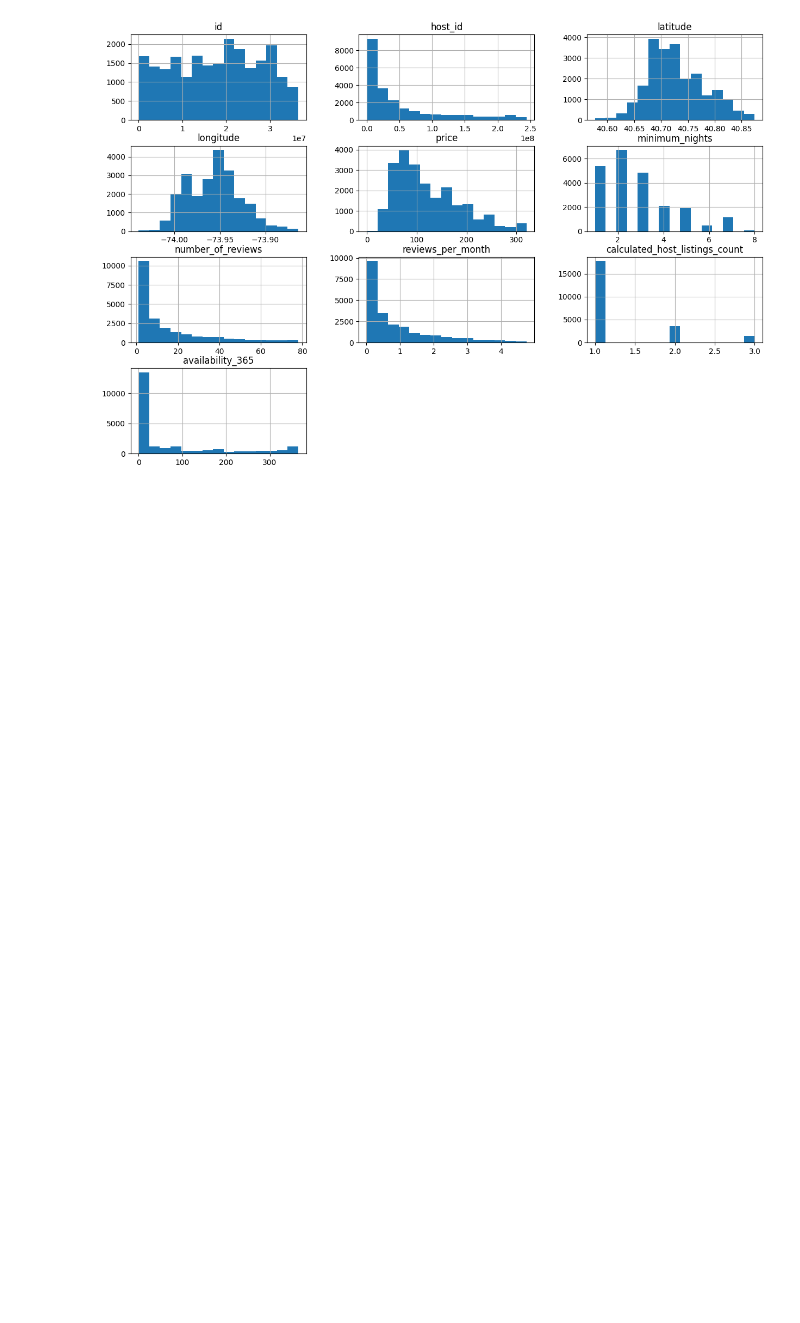
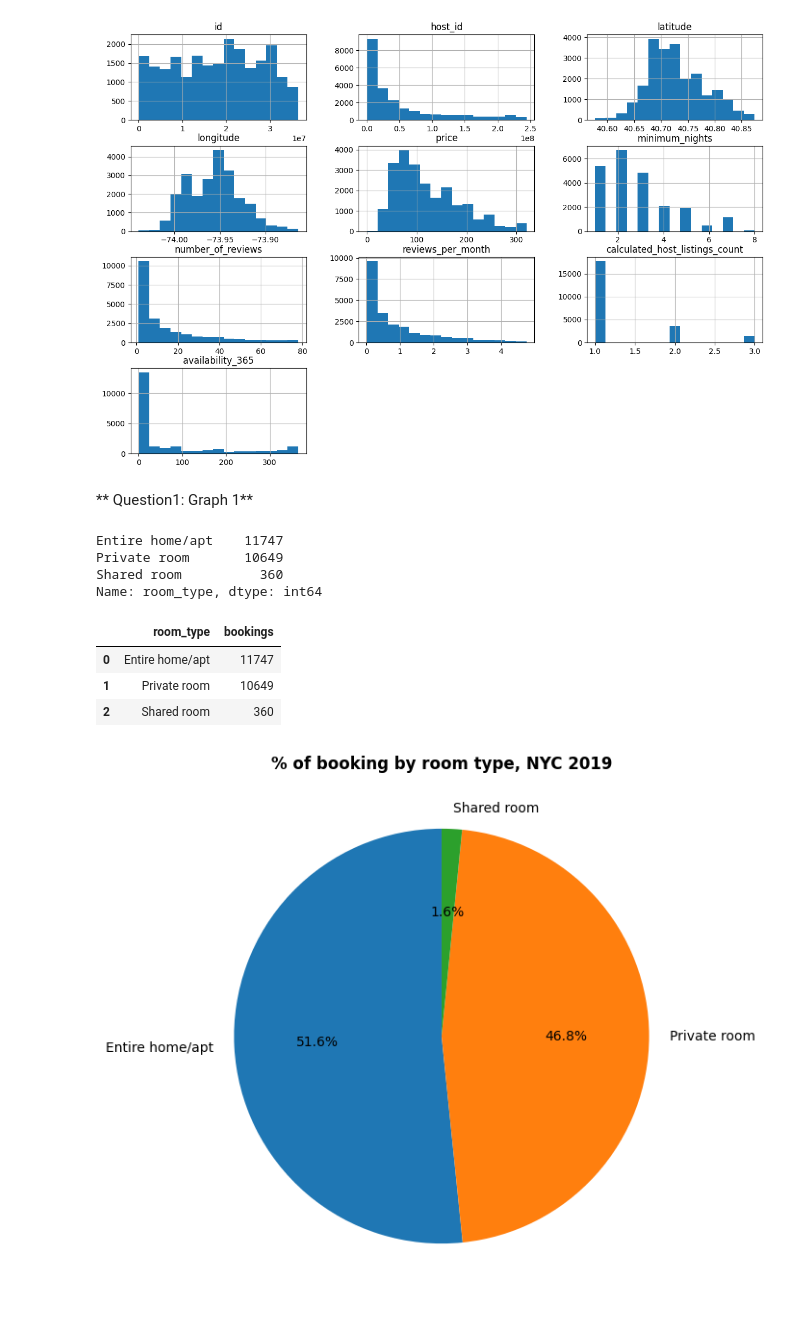
Before and after one commit to Nikhil0314/Capstone-project-1-Airbnb-Bookings-Analysis-EDA, a Jupyter notebook: AirBnb_Booking_Analysis_EDA.ipynb, the cells around one changed output. Cells and saved outputs as stored; diff of their text form; code cells hidden in the pictures; blank space fills up the shorter version.

```diff
--- a/AirBnb_Booking_Analysis_EDA.ipynb
+++ b/AirBnb_Booking_Analysis_EDA.ipynb
@@ -246,0 +245,36 @@ sns.barplot()
+# %% [markdown]
+**  Question1: Graph 1**
+# %%
+room_types = Data.room_type.value_counts()
+room_types
+# %% [output]
+Entire home/apt    11747
+Private room       10649
+Shared room          360
+Name: room_type, dtype: int64
+# %%
+room_type_Data = pd.DataFrame(room_types)
+
+#rename columns
+room_type_Data.reset_index( inplace=True)
+room_type_Data.rename({'room_type':'bookings'}, axis=1, inplace=True)
+
+
+room_type_Data.rename(columns ={'index':'room_type'},inplace =True)
+room_type_Data
+# %% [output]
+|  | room_type | bookings |
+| 0 | Entire home/apt | 11747 |
+| 1 | Private room | 10649 |
+| 2 | Shared room | 360 |
+# %%
+labels = room_type_Data.room_type
+numbers = room_type_Data.bookings
+
+pie1 = plt.figure(figsize=(10,7))
+plt.pie(numbers, labels=labels,autopct='%1.1f%%', startangle=90)
+plt.title('% of booking by room type, NYC 2019', weight='bold')
+
+plt.show()
+# %% [output]
+[figure, added]
```
Also changed, not shown: parts of 4 cells of this notebook.
